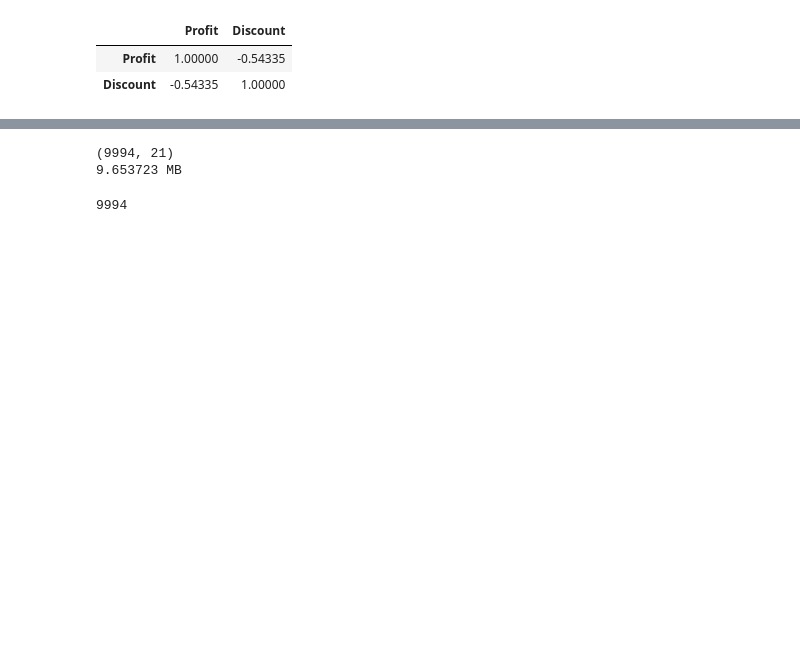
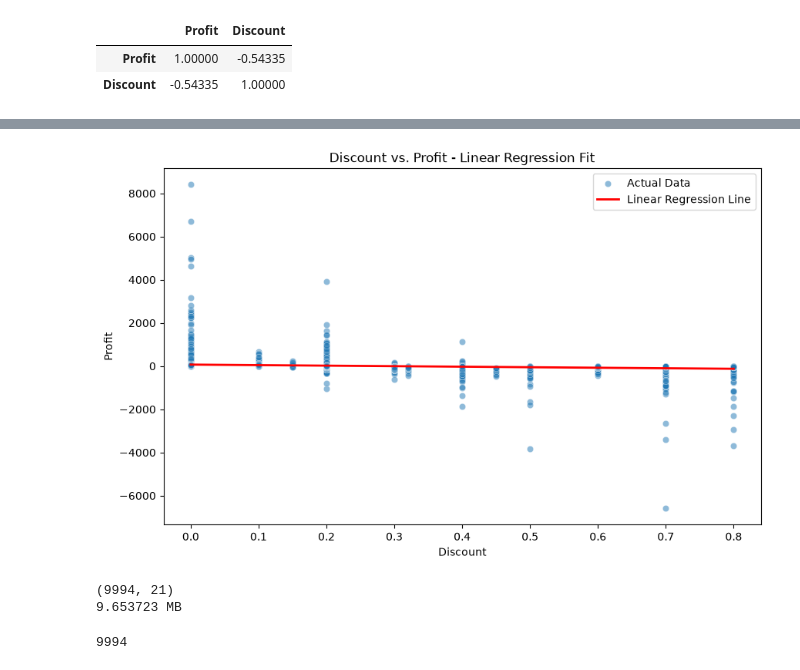
Before and after one commit to Reyal335/Superstore-Sales-Dashboard, a Jupyter notebook: notebooks/01_cleaning_eda.ipynb, the cells around one changed output, grey strips where cells are left out. Cells and saved outputs as stored; diff of their text form; code cells hidden in the pictures; blank space fills up the shorter version.

```diff
--- a/notebooks/01_cleaning_eda.ipynb
+++ b/notebooks/01_cleaning_eda.ipynb
@@ -162,0 +175,17 @@ df[['Profit', 'Discount']].corr(method='spearman')
+# %%
+from sklearn.model_selection import train_test_split
+from sklearn.linear_model import LinearRegression
+from sklearn.metrics import mean_squared_error, mean_absolute_error, r2_score
+
+
+X = df[['Discount']]
+y = df['Profit']
+
+X_train, X_test, y_train, y_test = train_test_split(
+    X, y, test_size=0.2, random_state=42
+)
+
+lm = LinearRegression()
+lm.fit(X_train, y_train)
+
+y_pred = lm.predict(X_test)
@@ -163,3 +213,23 @@ df[['Profit', 'Discount']].corr(method='spearman')
+# %%
+plt.figure(figsize=(10, 6))
+
+# Plot actual data points
+sns.scatterplot(x='Discount', y='Profit', data=df, alpha=0.5, label='Actual Data')
+
+# Plot regression line across the full discount range
+X_range = np.linspace(df['Discount'].min(), df['Discount'].max(), 100).reshape(-1, 1)
+X_range
+y_range_pred = lm.predict(X_range)
+
+plt.plot(X_range, y_range_pred, color='red', linewidth=2, label='Linear Regression Line')
+
+plt.title('Discount vs. Profit - Linear Regression Fit')
+plt.xlabel('Discount')
+plt.ylabel('Profit')
+plt.legend()
+plt.show()
+# %% [output]
+[figure, added]
 # %%
 # save cleaned csv
 
```
Also changed, not shown: parts of 6 cells of this notebook, 2 other files.
